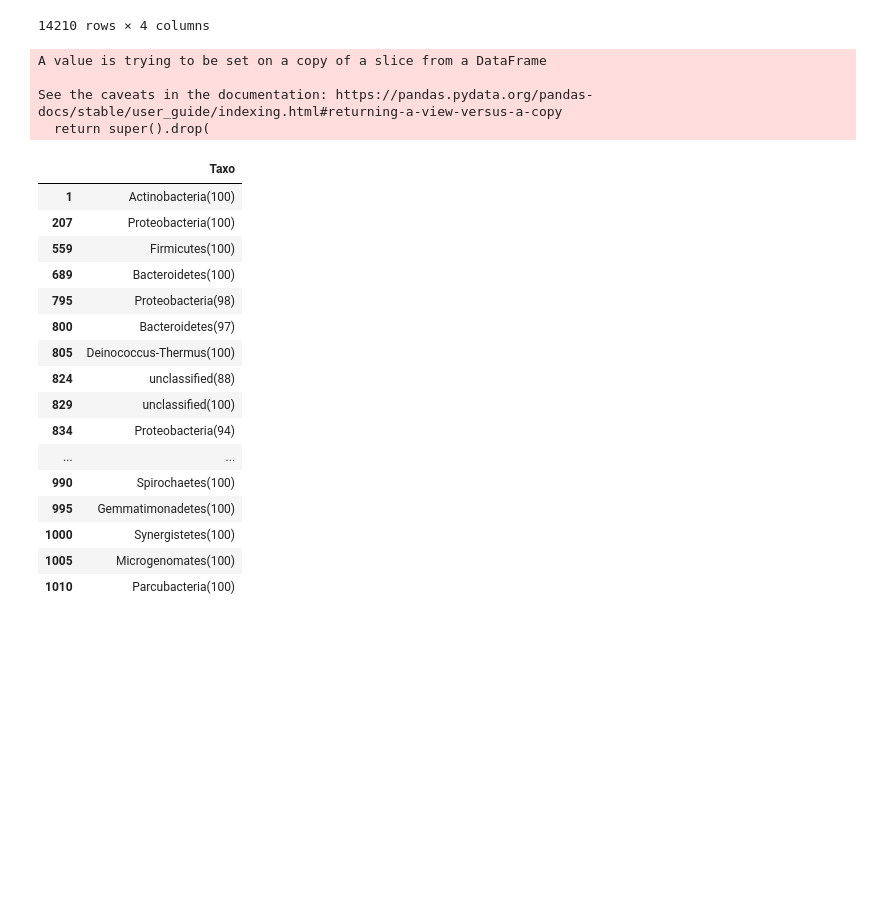
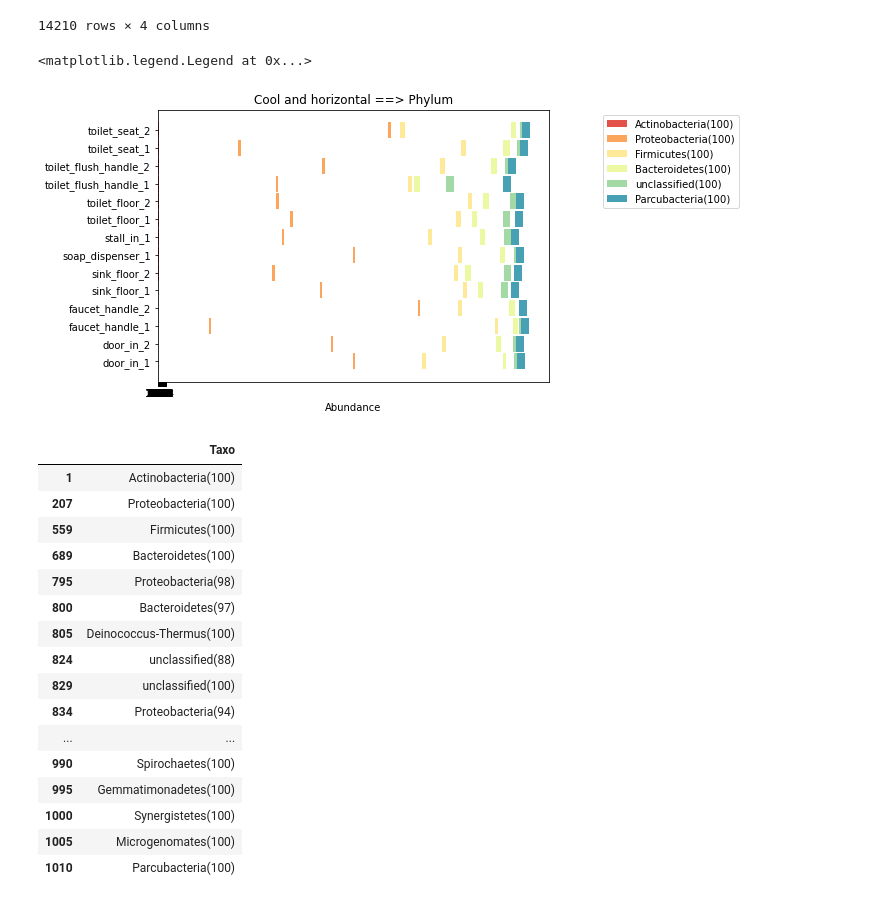
Before and after one commit to mmartelat/vdb_joha_marie, a Jupyter notebook: marieVDB.ipynb, the cells around one changed output. Cells and saved outputs as stored; diff of their text form; code cells hidden in the pictures; blank space fills up the shorter version.

Commit message:
barplot abondance espece fonction lieu

```diff
--- a/marieVDB.ipynb
+++ b/marieVDB.ipynb
@@ -408,14 +408,14 @@ df3
 | 14209 | genre | unclassified(100) | toilet_seat_2 | 0 |
 14210 rows × 4 columns
 # %%
-def abondanceImportant(vecteurs):
+def abondanceImportant(vecteurs, nbMin):
     sum = 0
     lgVecteur = len(vecteurs[0])
     rangeb = len(vecteurs[0])-1
     listNumsup = []
     for i in range(0,rangeb):
         sum = vecteurs[1][i] +vecteurs[2][i]+vecteurs[3][i]+vecteurs[4][i]+vecteurs[5][i]+vecteurs[6][i]+vecteurs[7][i]+vecteurs[8][i]+vecteurs[9][i]+vecteurs[10][i]+vecteurs[11][i]+vecteurs[12][i]+vecteurs[13][i]+vecteurs[14][i]
-        if sum < 250 :
+        if sum < nbMin :
             listNumsup.append(i)
     nbSup = 0
     for i in listNumsup:
@@ -955,48 +958,56 @@ Création de differente figures
 import matplotlib.pyplot as plt
 import seaborn as sns
 
-SELECTED = "Ordre"
+SELECTED = "Phylum"
 dicoTaxoTest = getDicoTaxo(df)
 vecteurs = getNiv(SELECTED,dicoTaxoTest)
+
+
 
 localisation=["door_in_1","door_in_2", "faucet_handle_1",
                 "faucet_handle_2", "sink_floor_1", "sink_floor_2",
                "soap_dispenser_1", "stall_in_1", "toilet_floor_1",
                "toilet_floor_2", "toilet_flush_handle_1",
                "toilet_flush_handle_2", "toilet_seat_1", "toilet_seat_2"]
 
 vecteursTrier = abondanceImportant(vecteurs, 250)
-selected_niv=vecteursTrier[0]
-N=len(selected_niv)
+
+vecteursTaxo = vecteursTrier[0]
+vecteursComptage = np.delete(vecteursTrier, (0), axis=0)
+VecteursComptInverse=np.fliplr(np.rot90(vecteursComptage,3))
+
+N=len(VecteursComptInverse[0])
 ind = np.arange(N)
 
 l_loc = []
-for i in range(len(localisation)):
-    l_loc.append(vecteursTrier[i+1]) #car vecteursTrier[1] --> "door_in_1"
-
+for i in range(len(vecteursTaxo)):
+    l_loc.append(VecteursComptInverse[i])
 
 height = 0.9
 fig = plt.figure(figsize=[7, 5])
 bars = []
-cols = sns.color_palette("Spectral",14) #COLORS
+cols = sns.color_palette("Spectral",len(vecteursTaxo)) #COLORS
 #NOTE:max colors for "colorblind" are 10, look for solution soon!
 cumulated = np.zeros(len(l_loc[0]),dtype=int)
-for i in range(len(localisation)):
+for i in range(len(vecteursTaxo)):
     if i == 0 :
         tmpbarobject = plt.barh(ind,l_loc[i], height,color=cols[i])
     else:
         tmpbarobject = plt.barh(ind, l_loc[i],height, left=cumulated, color=cols[i])
 
-    cumulated = np.add(l_loc[i],cumulated)
+    listeInt= [int(elem) for elem in l_loc[i] ]
+    cumulated = np.add(listeInt,cumulated)
     bars.append(tmpbarobject[0])
+
 
 plt.xlabel('Abundance')
 plt.title('Cool and horizontal ==> ' + SELECTED)
-plt.yticks(ind, (selected_niv))
+plt.yticks(ind, (localisation))
 # legende dehors du plot area avec: bbbox_to_anchor
-plt.legend(bars, localisation, bbox_to_anchor=(1.5, 1))
-
-plt.show()
+plt.legend(bars, vecteursTaxo, bbox_to_anchor=(1.5, 1))
+# %% [output]
+<matplotlib.legend.Legend at 0x...>
+[figure, added]
 # %%
 #Recupère les donnéer et format en Df
 dicoTaxoTest = getDicoTaxo(df)
@@ -1005,21 +1016,17 @@ dfEntier= getDF(dicoTaxoTest)
 #Création DF avec seulement les comptage pour le phylum (dfComptage)
 dfComptage = getDFFonctionTaxo(dfEntier, "phylum")
 listeColonneSuprimer = ["Nvx_taxo","Taxo"]
-getDFLoc(dfComptage,listeColonneSuprimer )
+dfComptage = getDFLoc(dfComptage,listeColonneSuprimer )
 
 #Creéation DF avec seulement les noms des phylum (dfTaxo)
 dfTaxo = getDFFonctionTaxo(dfEntier, "phylum")
 listeColonneSuprimerPourTaxo = ["Nvx_taxo","door_in_1","door_in_2", "faucet_handle_1", "faucet_handle_2", "sink_floor_1", "sink_floor_2",
                "soap_dispenser_1", "stall_in_1", "toilet_floor_1", "toilet_floor_2", "toilet_flush_handle_1","toilet_flush_handle_2", "toilet_seat_1", "toilet_seat_2"]
-getDFLoc(dfTaxo,listeColonneSuprimerPourTaxo )
+dfTaxo = getDFLoc(dfTaxo,listeColonneSuprimerPourTaxo )
 
 dfComptage
 dfTaxo
 # %% [output]
-A value is trying to be set on a copy of a slice from a DataFrame
-
-See the caveats in the documentation: https://pandas.pydata.org/pandas-docs/stable/user_guide/indexing.html#returning-a-view-versus-a-copy
-  return super().drop(
 |  | Taxo |
 | 1 | Actinobacteria(100) |
 | 207 | Proteobacteria(100) |
```
Also changed, not shown: parts of 2 cells of this notebook, 1 other file.
